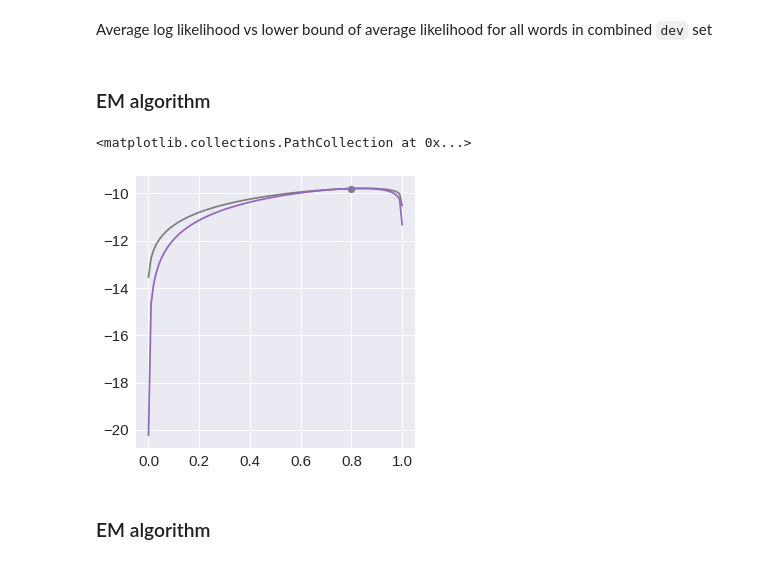
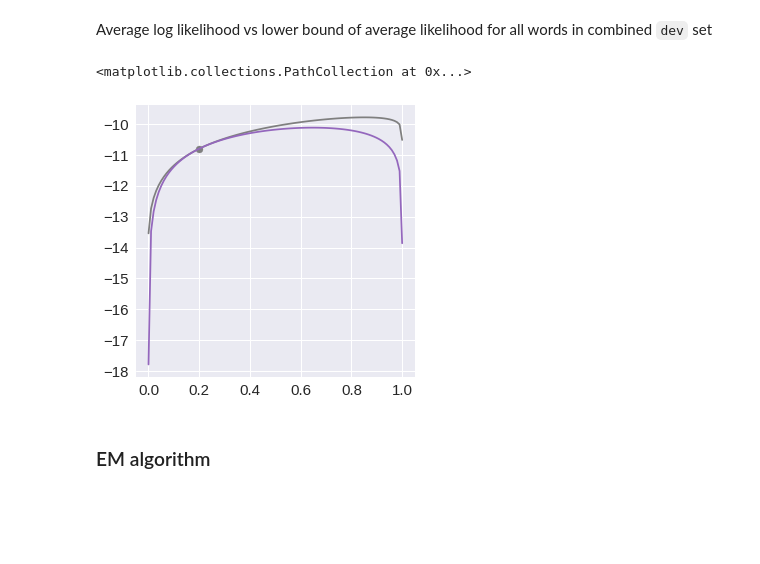
Before and after one commit to khanhnguyendata/ngram, a Jupyter notebook: analysis/part3.ipynb, the cells around one changed output. Saved outputs shown, nothing was run; the diff lists cells and outputs as text; code cells hidden in the pictures; blank space fills up the shorter version.

```diff
--- a/analysis/part3.ipynb
+++ b/analysis/part3.ipynb
@@ -135,23 +137,24 @@ def calculate_lower_bound_avg_ll(prob_matrix, true_weights, posterior_weights):
 # %%
 dev_avg_lls = []
 dev_lower_bound_avg_lls = []
 
-unigram_step_weight = 0.8
+unigram_step_weight = 0.2
 unigram_weights = np.linspace(0.0001, 1-0.0001, 100)
-posterior_weights = calculate_posterior_probs(dev_prob_matrix[:, [0, 1]], unigram_step_weight)
+posterior_weights = calculate_posterior_weights(dev_prob_matrix[:, [0, 1]], unigram_step_weight)
 
 for unigram_weight in unigram_weights:
     dev_avg_ll = calculate_avg_ll(dev_prob_matrix[:, [0, 1]], weights=[1-unigram_weight, unigram_weight])
     dev_avg_lls.append(dev_avg_ll)
 
     dev_lower_bound_avg_ll = calculate_lower_bound_avg_ll(dev_prob_matrix[:, [0, 1]],
                                                          true_weights=[1-unigram_weight, unigram_weight],
                                                          posterior_weights=posterior_weights)
     dev_lower_bound_avg_lls.append(dev_lower_bound_avg_ll)
 
 fig, ax = plt.subplots(figsize=(5, 5))
 ax.plot(unigram_weights, dev_avg_lls, color='tab:gray', clip_on=False)
 ax.plot(unigram_weights, dev_lower_bound_avg_lls, color='tab:purple', clip_on=False)
 ax.scatter(unigram_step_weight, calculate_avg_ll(dev_prob_matrix[:, [0, 1]], weights=[1-unigram_step_weight, unigram_step_weight]), color='tab:gray', clip_on=False)
+# %% [output]
+<matplotlib.collections.PathCollection at 0x...>
+[figure, added]
-# %% [markdown]
-### EM algorithm
@@ -171,27 +161,3 @@ def calculate_lower_bound_avg_ll(prob_matrix, true_weights, posterior_weights):
-# %%
-dev_avg_lls = []
-dev_lower_bound_avg_lls = []
-
-unigram_step_weight = 0.8
-unigram_weights = np.linspace(0.0001, 1-0.0001, 100)
-posterior_weights = calculate_posterior_probs(dev_prob_matrix[:, [0, 1]], unigram_step_weight)
-
-for unigram_weight in unigram_weights:
-    dev_avg_ll = calculate_avg_ll(dev_prob_matrix[:, [0, 1]], weights=[1-unigram_weight, unigram_weight])
-    dev_avg_lls.append(dev_avg_ll)
-
-    dev_lower_bound_avg_ll = calculate_lower_bound_avg_ll(dev_prob_matrix[:, [0, 1]],
-                                                         true_weights=[1-unigram_weight, unigram_weight],
-                                                         posterior_weights=posterior_weights)
-    dev_lower_bound_avg_lls.append(dev_lower_bound_avg_ll)
-
-fig, ax = plt.subplots(figsize=(5, 5))
-ax.plot(unigram_weights, dev_avg_lls, color='tab:gray', clip_on=False)
-ax.plot(unigram_weights, dev_lower_bound_avg_lls, color='tab:purple', clip_on=False)
-ax.scatter(unigram_step_weight, calculate_avg_ll(dev_prob_matrix[:, [0, 1]], weights=[1-unigram_step_weight, unigram_step_weight]), color='tab:gray', clip_on=False)
-# %% [output]
-<matplotlib.collections.PathCollection at 0x...>
-[figure, removed]
 # %% [markdown]
 ### EM algorithm
 # %%
```
Also changed, not shown: parts of 4 cells of this notebook, 1 other file.
